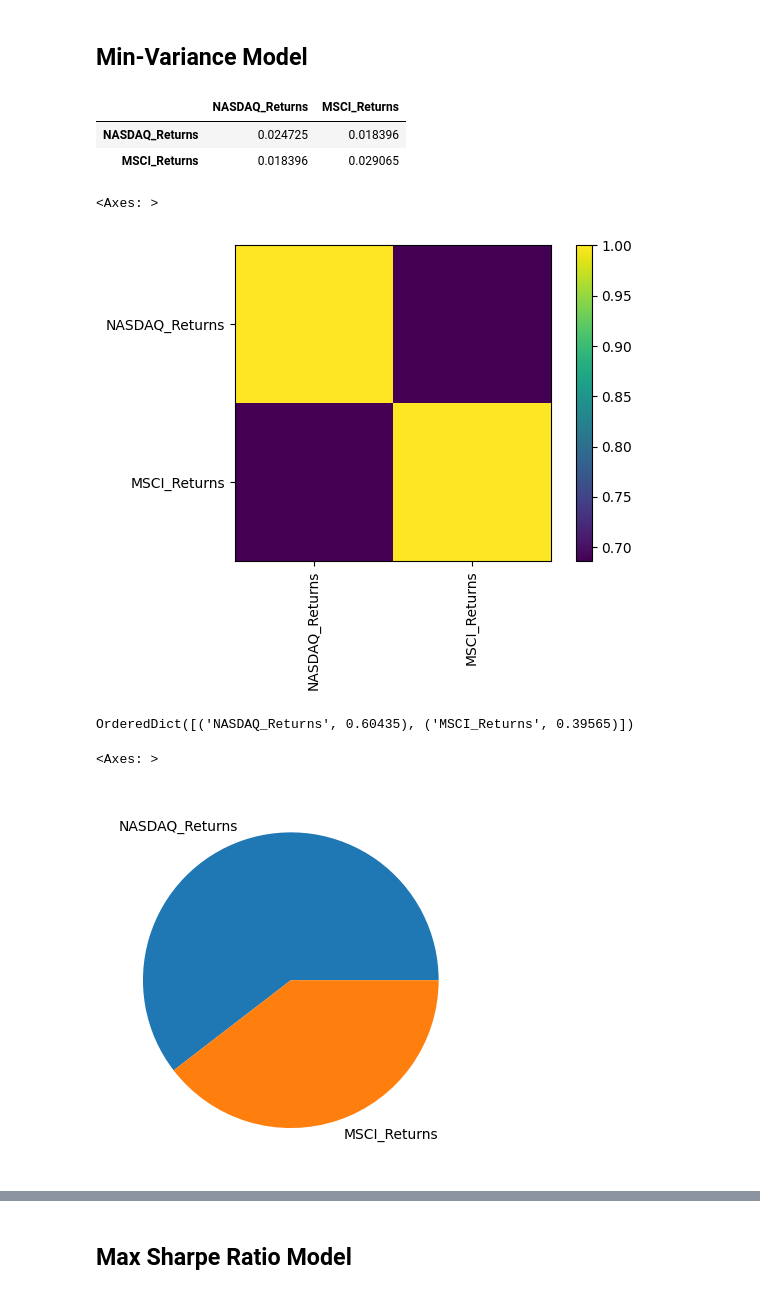
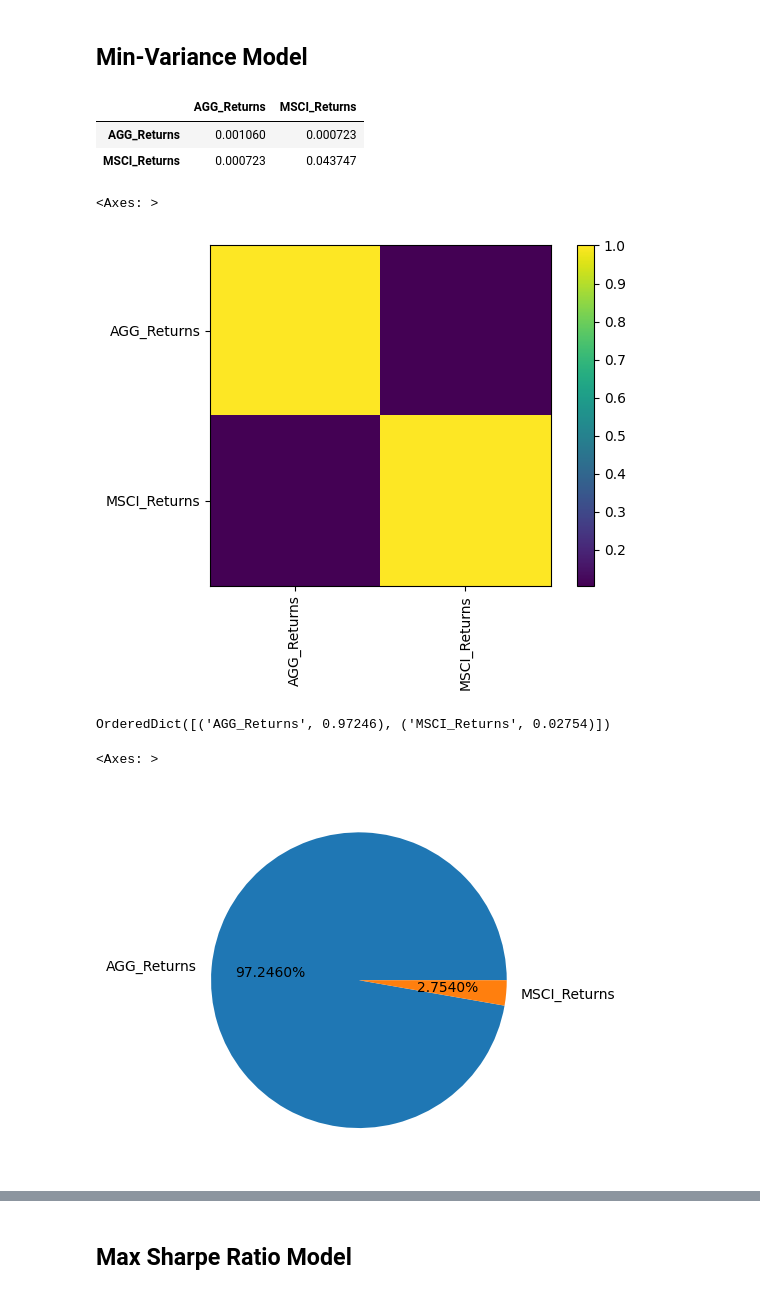
Before and after one commit to IanAndersenNg/porto-allocation-rl, a Jupyter notebook: tradfi.ipynb, the cells around one changed output, grey strips where cells are left out. Drawn from its saved outputs; the diff is of its cells as text; code cells hidden in the pictures.

Commit message:
add weights for train and test data, visualize overall performances

```diff
--- a/tradfi.ipynb
+++ b/tradfi.ipynb
@@ -31,7 +18,21 @@ nasdaq_etf.head()
 # %%
-em_etf = pd.read_excel("./data/data.xlsx", skiprows=4, usecols=[2, 3], names=["Date", "MSCI_Returns"])
-em_etf["MSCI_Returns"] = pd.to_numeric(em_etf["MSCI_Returns"], errors="coerce")
-em_etf["Date"] = pd.to_datetime(em_etf["Date"], errors="coerce")
-em_etf = em_etf.dropna().reset_index(drop=True)
+def preprocess_data():
+    datafile = "./data/data1.xlsx"
+    agg_etf = pd.read_excel(
+        datafile, skiprows=4, usecols=[8, 9], names=["Date", "AGG_Returns"]
+    )
+    agg_etf["AGG_Returns"] = pd.to_numeric(agg_etf["AGG_Returns"], errors="coerce")
+    agg_etf["Date"] = pd.to_datetime(agg_etf["Date"], errors="coerce")
+    agg_etf = agg_etf.dropna().reset_index(drop=True)
 
-em_etf.head()
+    em_etf = pd.read_excel(
+        datafile, skiprows=4, usecols=[0, 1], names=["Date", "MSCI_Returns"]
+    )
+    em_etf["MSCI_Returns"] = pd.to_numeric(em_etf["MSCI_Returns"], errors="coerce")
+    em_etf["Date"] = pd.to_datetime(em_etf["Date"], errors="coerce")
+    em_etf = em_etf.dropna().reset_index(drop=True)
+    merged_data = pd.merge(agg_etf, em_etf, on="Date", how="inner")
+    merged_data.set_index('Date', inplace = True)
+    merged_data.sort_index(inplace = True)
+
+    return merged_data
@@ -60,4 +39,5 @@ df = merged_data
 # %%
-df[['NASDAQ_Returns', 'MSCI_Returns']] = df[['NASDAQ_Returns', 'MSCI_Returns']] / 100
-df
+df = preprocess_data()
+df[['AGG_Returns', 'MSCI_Returns']] = df[['AGG_Returns', 'MSCI_Returns']]/100
+df.head(3)
 # %% [output]
@@ -78,7 +49,7 @@ df
 # %%
-# train test split on 2022
-train_df = df[df.index < '2022-01-01']
-test_df = df[df.index >= '2022-01-01']
+# train test split on 2020
+train_df = df[df.index < '2020-01-01']
+test_df = df[df.index >= '2020-01-01']
 # %%
 # # check mu manually
 # # Ensure train_df is a copy of the original DataFrame slice
@@ -119,14 +90,14 @@ mu, S
 sample_cov = risk_models.sample_cov(train_df, returns_data=True, frequency=12)
 sample_cov
 # %% [output]
-|  | NASDAQ_Returns | MSCI_Returns |
-| NASDAQ_Returns | 0.024725 | 0.018396 |
-| MSCI_Returns | 0.018396 | 0.029065 |
+|  | AGG_Returns | MSCI_Returns |
+| AGG_Returns | 0.001060 | 0.000723 |
+| MSCI_Returns | 0.000723 | 0.043747 |
 # %%
 plotting.plot_covariance(sample_cov, plot_correlation=True)
 # %% [output]
 <Axes: >
-[figure, old version]
+[figure, new version]
 # %%
 ef = EfficientFrontier(mu, S, weight_bounds=(-1,1))
 
@@ -134,12 +105,12 @@ ef.min_volatility()
 MV_weight_train = ef.clean_weights()
 MV_weight_train
 # %% [output]
-OrderedDict([('NASDAQ_Returns', 0.60435), ('MSCI_Returns', 0.39565)])
+OrderedDict([('AGG_Returns', 0.97246), ('MSCI_Returns', 0.02754)])
 # %%
-pd.Series(MV_weight_train).plot.pie()
+pd.Series(MV_weight_train).plot.pie(autopct='%1.4f%%')
 # %% [output]
 <Axes: >
-[figure, old version]
+[figure, new version]
 # %%
 ef.portfolio_performance(verbose= True)
 # %% [output]
```
Also changed, not shown: parts of 42 cells of this notebook, 12 other files.
